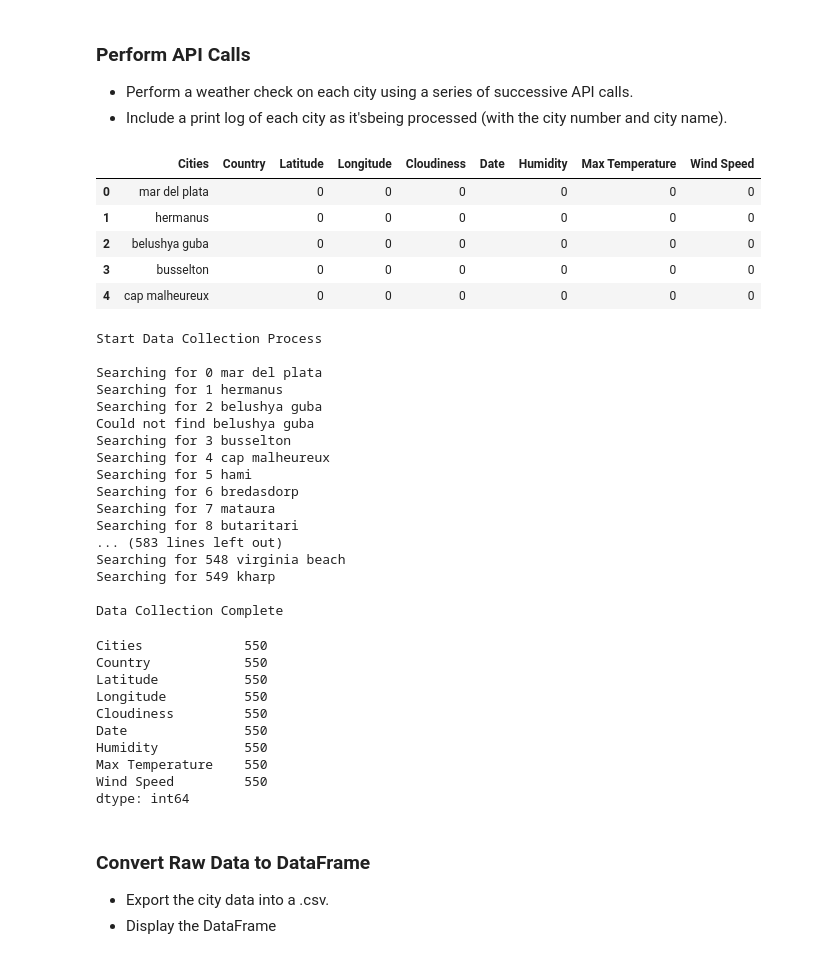
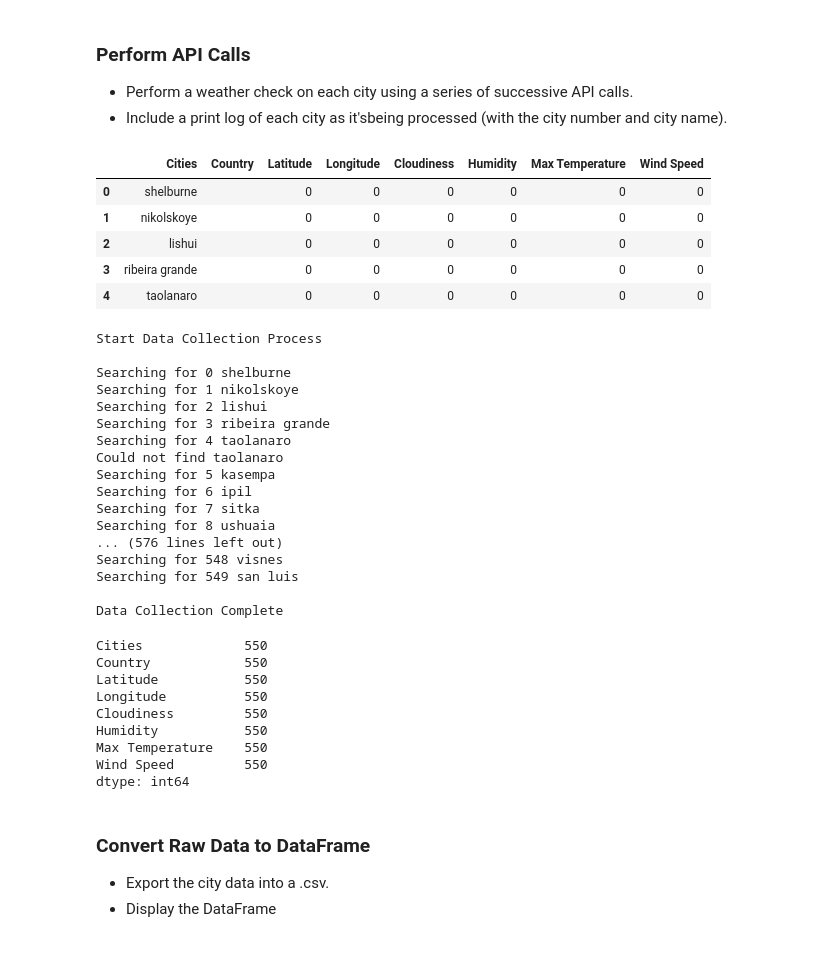
Before and after one commit to kkmundae/python-aps-challenge-HWK_6, a Jupyter notebook: WeatherPY/WeatherPy.ipynb, the cells around one changed output. Drawn from its saved outputs; the diff is of its cells as text; code cells hidden in the pictures.

```diff
--- a/WeatherPY/WeatherPy.ipynb
+++ b/WeatherPY/WeatherPy.ipynb
@@ -56,22 +56,21 @@ cities.head()
 # %%
 #Create DF to fill
 cities["Country"] = " "
 cities["Latitude"] = 0
 cities["Longitude"] = 0
 cities["Cloudiness"] = 0
-cities["Date"] = " "
 cities["Humidity"] = 0
 cities["Max Temperature"] = 0
 cities["Wind Speed"] = 0
 
 cities.head()
 # %% [output]
-|  | Cities | Country | Latitude | Longitude | Cloudiness | Date | Humidity | Max Temperature | Wind Speed |
-| 0 | mar del plata |  | 0 | 0 | 0 |  | 0 | 0 | 0 |
-| 1 | hermanus |  | 0 | 0 | 0 |  | 0 | 0 | 0 |
-| 2 | belushya guba |  | 0 | 0 | 0 |  | 0 | 0 | 0 |
-| 3 | busselton |  | 0 | 0 | 0 |  | 0 | 0 | 0 |
-| 4 | cap malheureux |  | 0 | 0 | 0 |  | 0 | 0 | 0 |
+|  | Cities | Country | Latitude | Longitude | Cloudiness | Humidity | Max Temperature | Wind Speed |
+| 0 | shelburne |  | 0 | 0 | 0 | 0 | 0 | 0 |
+| 1 | nikolskoye |  | 0 | 0 | 0 | 0 | 0 | 0 |
+| 2 | lishui |  | 0 | 0 | 0 | 0 | 0 | 0 |
+| 3 | ribeira grande |  | 0 | 0 | 0 | 0 | 0 | 0 |
+| 4 | taolanaro |  | 0 | 0 | 0 | 0 | 0 | 0 |
 # %%
 print("Start Data Collection Process")
 print()
@@ -108,19 +107,19 @@ print("Data Collection Complete")
 # %% [output]
 Start Data Collection Process
 
-Searching for 0 mar del plata
-Searching for 1 hermanus
-Searching for 2 belushya guba
-Could not find belushya guba
-Searching for 3 busselton
-Searching for 4 cap malheureux
-Searching for 5 hami
-Searching for 6 bredasdorp
-Searching for 7 mataura
-Searching for 8 butaritari
-... (583 lines left out)
-Searching for 548 virginia beach
-Searching for 549 kharp
+Searching for 0 shelburne
+Searching for 1 nikolskoye
+Searching for 2 lishui
+Searching for 3 ribeira grande
+Searching for 4 taolanaro
+Could not find taolanaro
+Searching for 5 kasempa
+Searching for 6 ipil
+Searching for 7 sitka
+Searching for 8 ushuaia
+... (576 lines left out)
+Searching for 548 visnes
+Searching for 549 san luis
 
 Data Collection Complete
 # %%
@@ -131,7 +130,6 @@ Country            550
 Latitude           550
 Longitude          550
 Cloudiness         550
-Date               550
 Humidity           550
 Max Temperature    550
 Wind Speed         550
```
Also changed, not shown: parts of 32 cells of this notebook, 14 other files.
